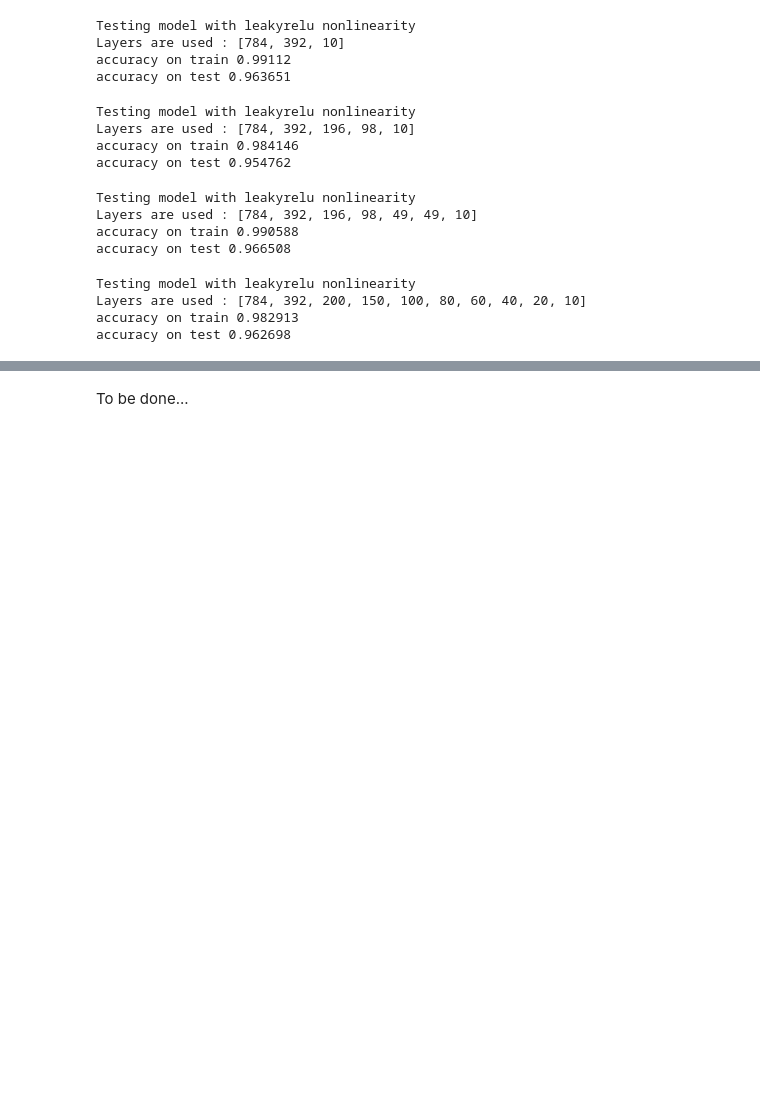
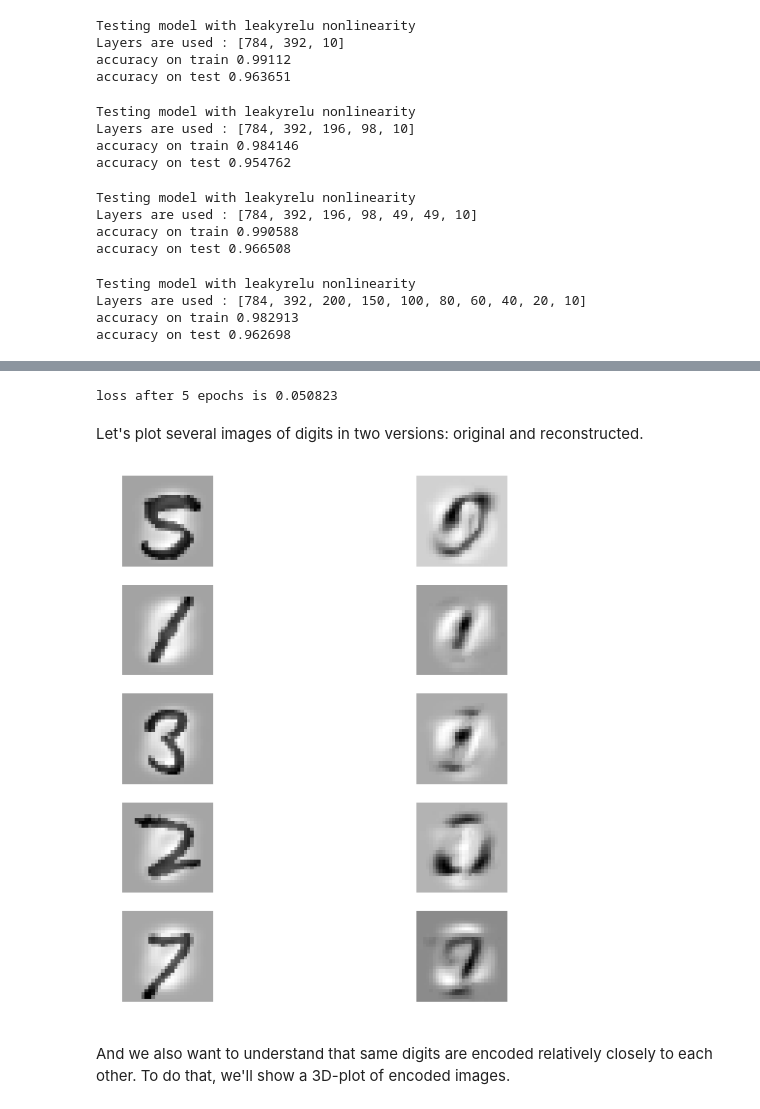
Before and after one commit to slayff/squad, a Jupyter notebook: labs/lab-2.ipynb, the cells around one changed output, grey strips where cells are left out. Cells and saved outputs as stored; diff of their text form; code cells hidden in the pictures; blank space fills up the shorter version.

Commit message:
completed part 4 - autoencoders

```diff
--- a/labs/lab-2.ipynb
+++ b/labs/lab-2.ipynb
@@ -476,5 +476,3 @@ Various techniques exist to prevent autoencoders from learning the identity and
 2. For each digit plot several samples in 3D axis (use "%matplotlib notebook" mode or plotly). How do digits group?
 3. Train autoencoder with more layers. What are results?
 4. Use autoencoder to pretrain 2 layers (unsupervised) and then train the following layers with supervised method.
-# %% [markdown]
-To be done...
@@ -480,0 +553,26 @@ To be done...
+# %%
+INPUT_DIM = 784
+LAYERS_DIMS = [3]
+ae = Autoencoder(INPUT_DIM)
+ae.make_model(LAYERS_DIMS)
+ae.train(x_train, y_train)
+# %% [output]
+loss after 5 epochs is 0.050823
+# %% [markdown]
+Let's plot several images of digits in two versions: original and reconstructed.
+# %%
+SAMPLES_NUM = 5
+samples = np.random.randint(0, x_test.shape[0], SAMPLES_NUM)
+f, ax  = plt.subplots(SAMPLES_NUM, 2)
+f.set_size_inches(10, 10)
+for i in range(SAMPLES_NUM * 2):
+    ax[i // 2, i % 2].axis('off')
+    if i % 2 == 0:
+        ax[i // 2, i % 2].imshow(x_test[samples[i // 2], :].reshape(28, 28), cmap='binary')
+    else:
+        rec_im = ae.get_reconstructed_img([x_test[samples[i // 2]]])
+        ax[i // 2, i % 2].imshow(rec_im.reshape(28, 28), cmap='binary')
+# %% [output]
+[figure, added]
+# %% [markdown]
+And we also want to understand that same digits are encoded relatively closely to each other. To do that, we'll show a 3D-plot of encoded images.
```
Also changed, not shown: parts of 20 cells of this notebook.
